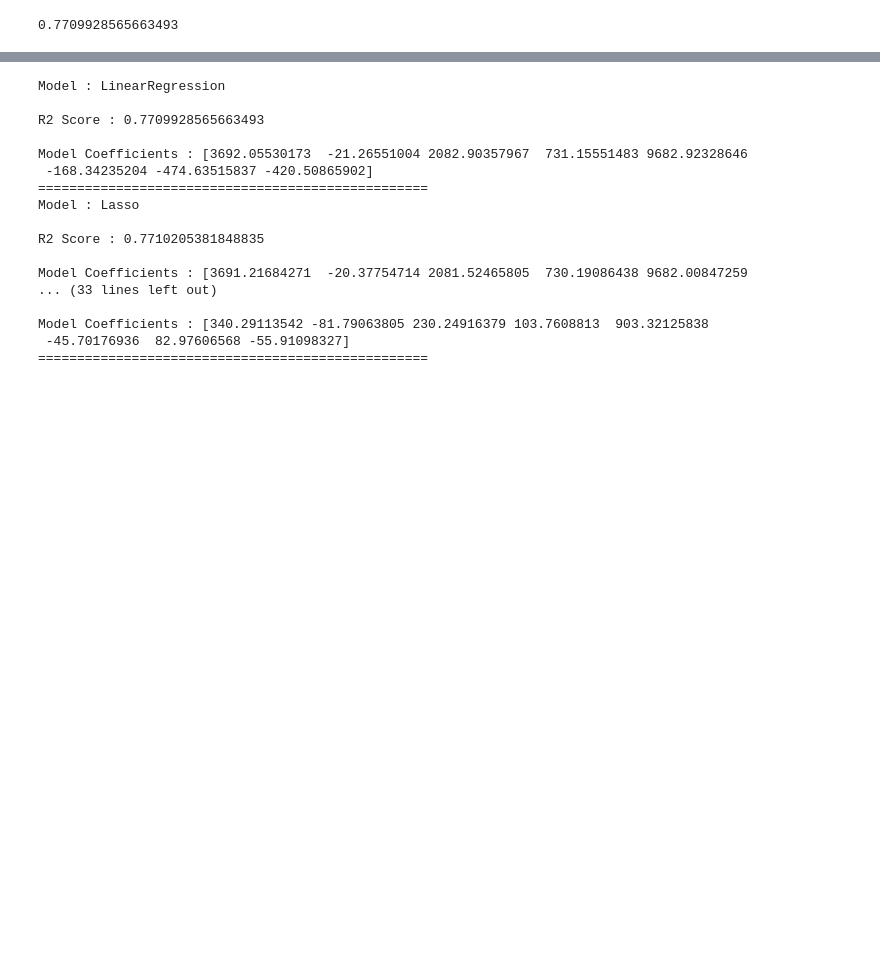
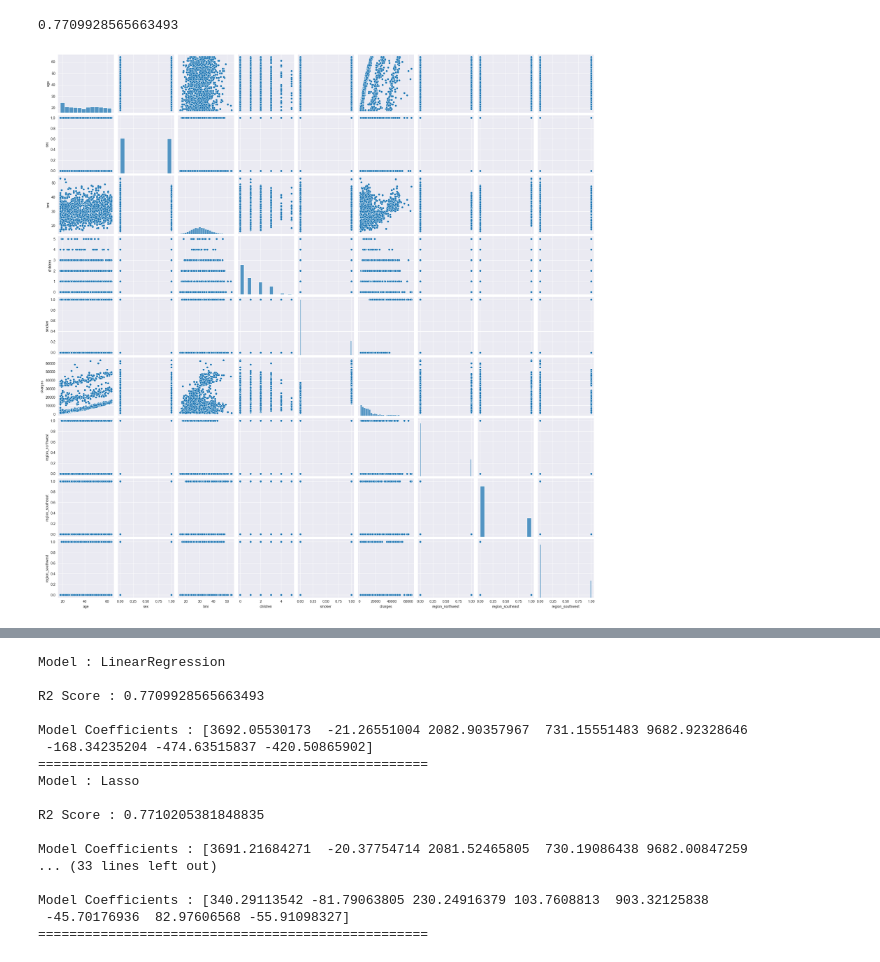
Before and after one commit to eyyupkln/ML-Mini-Projects, a Jupyter notebook: InsuranceCost/InsuranceCost.ipynb, the cells around one changed output, grey strips where cells are left out. Saved outputs shown, nothing was run; the diff lists cells and outputs as text; code cells hidden in the pictures; blank space fills up the shorter version.

```diff
--- a/InsuranceCost/InsuranceCost.ipynb
+++ b/InsuranceCost/InsuranceCost.ipynb
@@ -153,3 +153,8 @@ y_pred=regression.predict(X_test_scaled)
 r2_score(y_test,y_pred)
 # %% [output]
 0.7709928565663493
+# %%
+sns.pairplot(df)
+plt.show()
+# %% [output]
+[figure, added]
```
Also changed, not shown: parts of 1 cell of this notebook.
